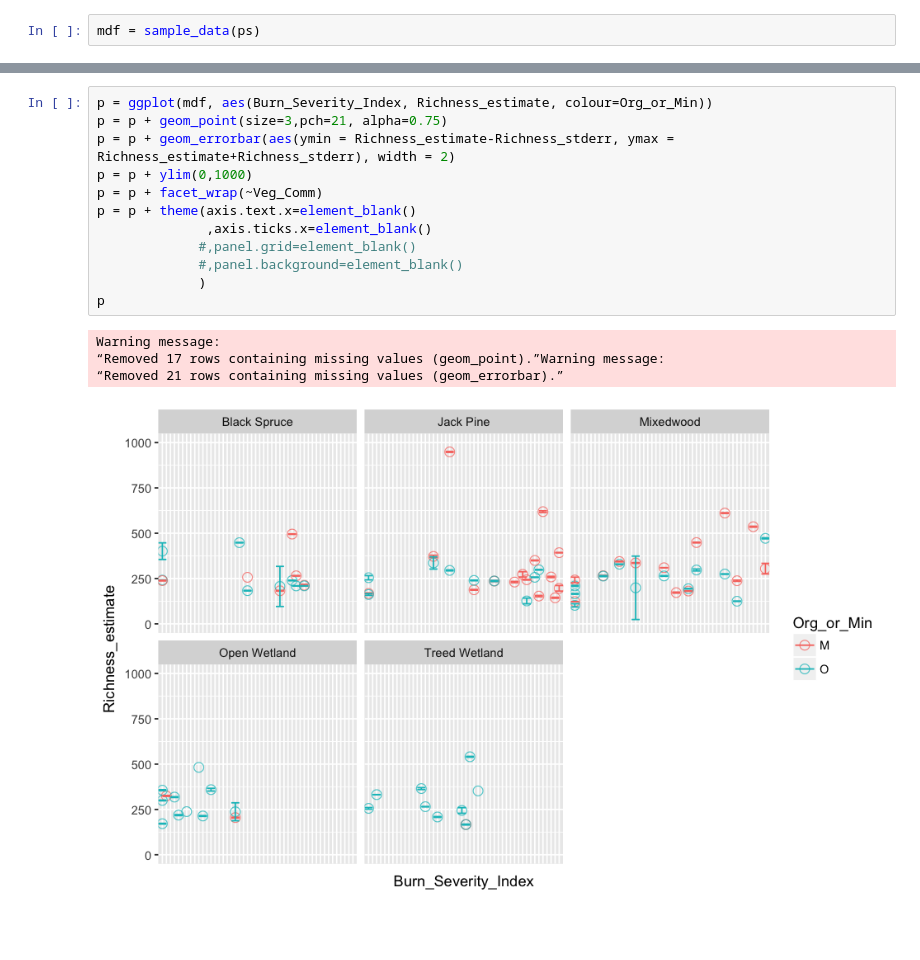
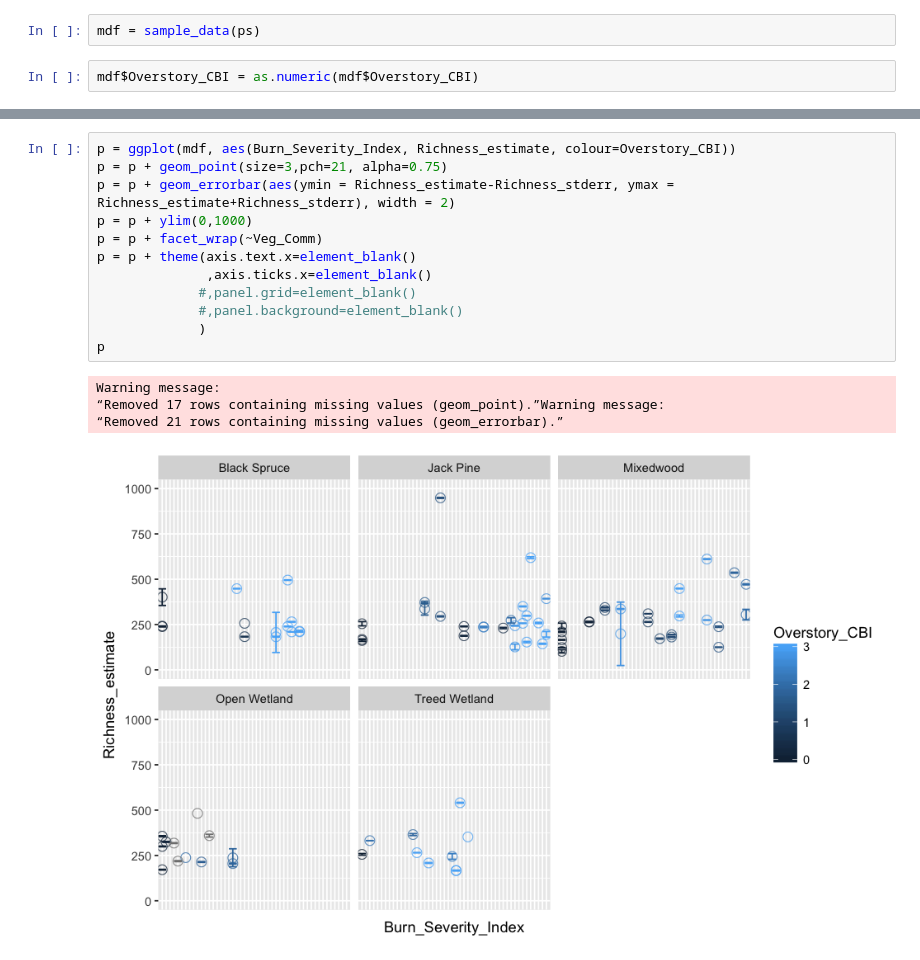
Before and after one commit to TheaWhitman/WoodBuffalo2015, a Jupyter notebook: Notebooks/Rarefaction_curves.ipynb, the cells around one changed output, grey strips where cells are left out. Cells and saved outputs as stored; diff of their text form; blank space fills up the shorter version.

```diff
--- a/Notebooks/Rarefaction_curves.ipynb
+++ b/Notebooks/Rarefaction_curves.ipynb
@@ -265,3 +269,5 @@ Report_Summary
 sample_data(ps)[,colnames(Reports)[3:5]]=Reports[,3:5]
 # %%
 mdf = sample_data(ps)
+# %%
+mdf$Overstory_CBI = as.numeric(mdf$Overstory_CBI)
@@ -268,17 +277,17 @@ mdf = sample_data(ps)
 # %%
-p = ggplot(mdf, aes(Burn_Severity_Index, Richness_estimate, colour=Org_or_Min))
+p = ggplot(mdf, aes(Burn_Severity_Index, Richness_estimate, colour=Overstory_CBI))
 p = p + geom_point(size=3,pch=21, alpha=0.75)
 p = p + geom_errorbar(aes(ymin = Richness_estimate-Richness_stderr, ymax = Richness_estimate+Richness_stderr), width = 2)
 p = p + ylim(0,1000)
 p = p + facet_wrap(~Veg_Comm)
 p = p + theme(axis.text.x=element_blank()
               ,axis.ticks.x=element_blank()
              #,panel.grid=element_blank()
              #,panel.background=element_blank()
              )
 p
 # %% [output]
 Warning message:
 “Removed 17 rows containing missing values (geom_point).”Warning message:
 “Removed 21 rows containing missing values (geom_errorbar).”
-[figure, old version]
+[figure, new version]
```
Also changed, not shown: parts of 5 cells of this notebook, 4 other files.
